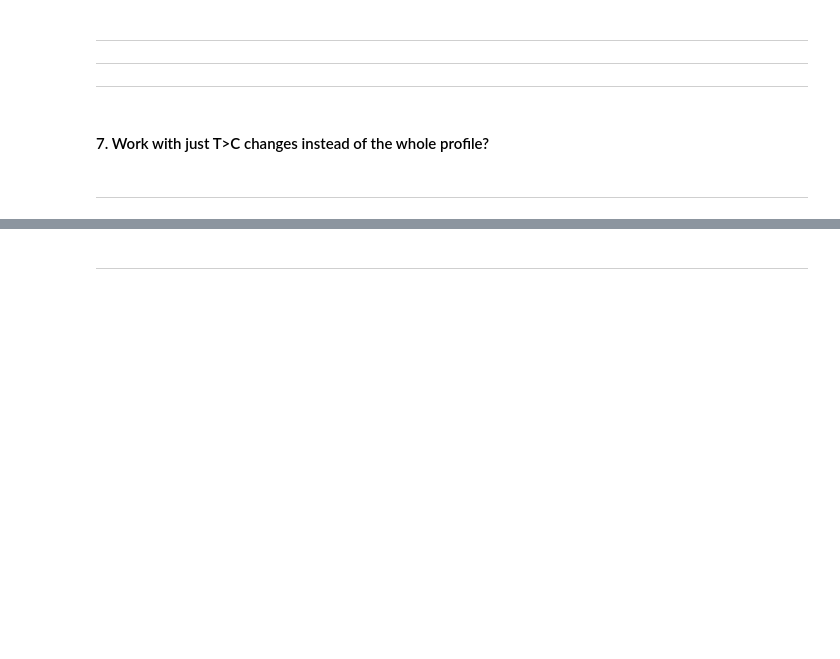
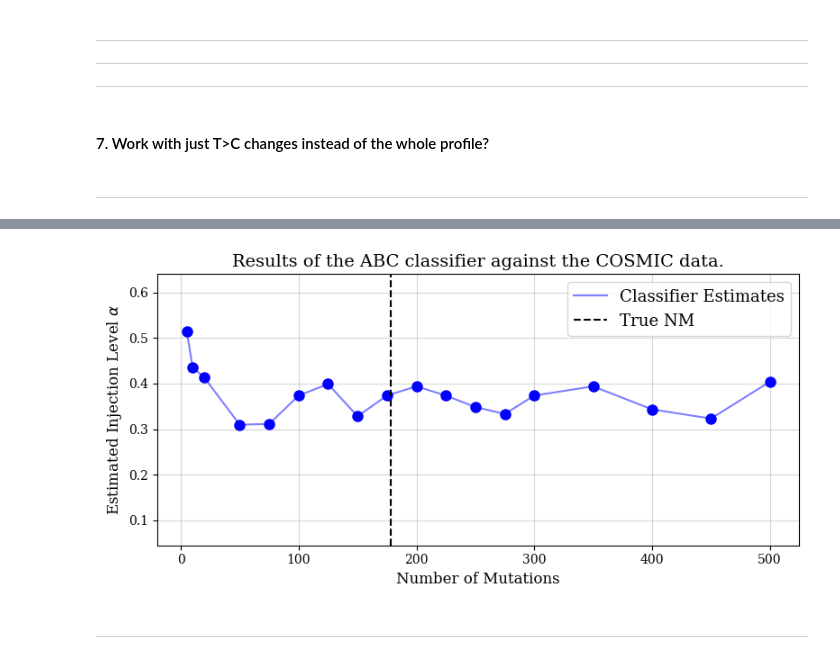
Before and after one commit to fredwdickinson/rscam-g6, a Jupyter notebook: Notebooks/abc_alpha/abc_analysis.ipynb, the cells around one changed output, grey strips where cells are left out. Saved outputs shown, nothing was run; the diff lists cells and outputs as text; code cells hidden in the pictures; blank space fills up the shorter version.

```diff
--- a/Notebooks/abc_alpha/abc_analysis.ipynb
+++ b/Notebooks/abc_alpha/abc_analysis.ipynb
@@ -311,2 +360,9 @@ for alpha_test, N_muts_test in zip(alpha_tests, N_muts_tests):
+# %%
+# Combine into a DataFrame
+cosmic_result_df = pd.DataFrame({"detected": detected_int, "est_alpha": estimated_alphas, "N_muts": N_muts_range})
+title = "Results of the ABC classifier against the COSMIC data."
+abc_models.plot_classifier_results(cosmic_result_df, true_N_mut = 178, title = title) # Originally 178 in the data.
+# %% [output]
+[figure, added]
 # %% [markdown]
 ---
```
Also changed, not shown: parts of 7 cells of this notebook, 3 other files.
